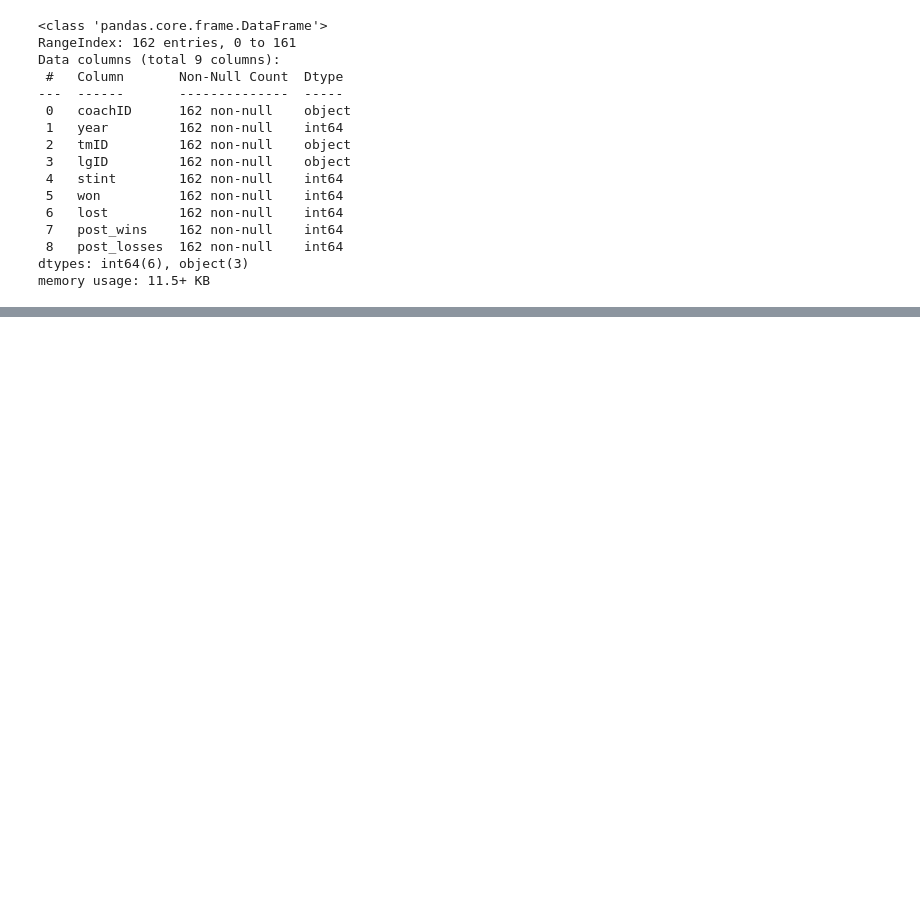
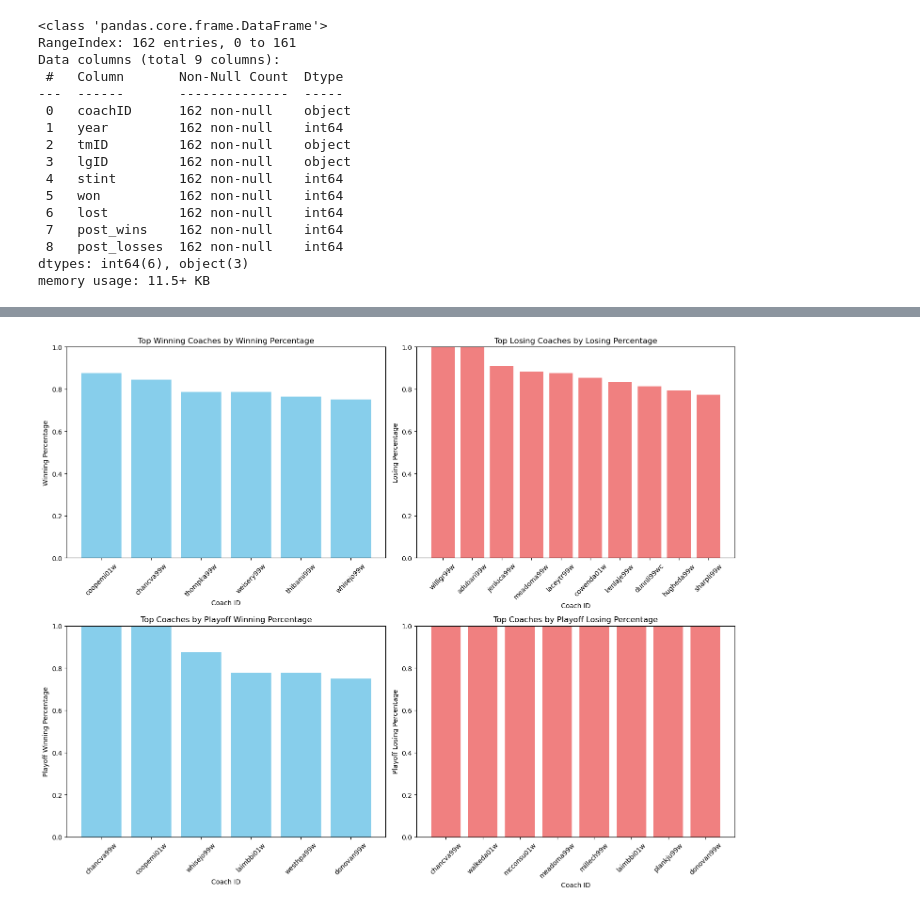
Before and after one commit to DiogoSilva11/AC_proj, a Jupyter notebook: src/coaches.ipynb, the cells around one changed output, grey strips where cells are left out. Cells and saved outputs as stored; diff of their text form; code cells hidden in the pictures; blank space fills up the shorter version.

Commit message:
coaches analysis

```diff
--- a/src/coaches.ipynb
+++ b/src/coaches.ipynb
@@ -71,0 +104,9 @@ memory usage: 11.5+ KB
+# %%
+# TOTAL GAMES COACHED
+coaches_data['total_games_played'] = coaches_data['won'] + coaches_data['lost']
+coaches_by_total_games = coaches_data[['coachID', 'total_games_played']].drop_duplicates().sort_values(by='total_games_played', ascending=False)
+
+print("\nCoaches with the Most Games Coached:")
+print(coaches_by_total_games.head(10))
+print("\nCoaches with the Least Games Coached:")
+print(coaches_by_total_games.tail(10))
@@ -71,0 +131,9 @@ memory usage: 11.5+ KB
+# %%
+# TOTAL PLAYOFF GAMES COACHED
+coaches_data['total_playoff_games_played'] = coaches_data['post_wins'] + coaches_data['post_losses']
+coaches_by_total_playoff_games = coaches_data[['coachID', 'total_playoff_games_played']].drop_duplicates().sort_values(by='total_playoff_games_played', ascending=False)
+
+print("\nCoaches with the Most Games Coached:")
+print(coaches_by_total_playoff_games.head(10))
+print("\nCoaches with the Least Games Coached:")
+print(coaches_by_total_playoff_games.tail(10))
@@ -71,0 +158,47 @@ memory usage: 11.5+ KB
+# %%
+coaches_data['winning_percentage'] = coaches_data['won'] / coaches_data['total_games_played']
+top_winning_percentage_coaches = coaches_data.sort_values(by='winning_percentage', ascending=False).head(10)
+
+coaches_data['losing_percentage'] = coaches_data['lost'] / coaches_data['total_games_played']
+top_losing_percentage_coaches = coaches_data.sort_values(by='losing_percentage', ascending=False).head(10)
+
+coaches_data['playoff_winning_percentage'] = coaches_data['post_wins'] / coaches_data['total_playoff_games_played']
+top_playoff_winning_percentage_coaches = coaches_data.sort_values(by='playoff_winning_percentage', ascending=False).head(10)
+
+coaches_data['playoff_losing_percentage'] = coaches_data['post_losses'] / coaches_data['total_playoff_games_played']
+top_playoff_losing_percentage_coaches = coaches_data.sort_values(by='playoff_losing_percentage', ascending=False).head(10)
+
+fig, axes = plt.subplots(2, 2, figsize=(15, 12))
+
+axes[0, 0].bar(top_winning_percentage_coaches['coachID'], top_winning_percentage_coaches['winning_percentage'], color='skyblue')
+axes[0, 0].set_title('Top Winning Coaches by Winning Percentage')
+axes[0, 0].set_xlabel('Coach ID')
+axes[0, 0].set_ylabel('Winning Percentage')
+axes[0, 0].tick_params(axis='x', rotation=45)
+axes[0, 0].set_ylim(0, 1)
+
+axes[0, 1].bar(top_losing_percentage_coaches['coachID'], top_losing_percentage_coaches['losing_percentage'], color='lightcoral')
+axes[0, 1].set_title('Top Losing Coaches by Losing Percentage')
+axes[0, 1].set_xlabel('Coach ID')
+axes[0, 1].set_ylabel('Losing Percentage')
+axes[0, 1].tick_params(axis='x', rotation=45)
+axes[0, 1].set_ylim(0, 1)
+
+axes[1, 0].bar(top_playoff_winning_percentage_coaches['coachID'], top_playoff_winning_percentage_coaches['playoff_winning_percentage'], color='skyblue')
+axes[1, 0].set_title('Top Coaches by Playoff Winning Percentage')
+axes[1, 0].set_xlabel('Coach ID')
+axes[1, 0].set_ylabel('Playoff Winning Percentage')
+axes[1, 0].tick_params(axis='x', rotation=45)
+axes[1, 0].set_ylim(0, 1)
+
+axes[1, 1].bar(top_playoff_losing_percentage_coaches['coachID'], top_playoff_losing_percentage_coaches['playoff_losing_percentage'], color='lightcoral')
+axes[1, 1].set_title('Top Coaches by Playoff Losing Percentage')
+axes[1, 1].set_xlabel('Coach ID')
+axes[1, 1].set_ylabel('Playoff Losing Percentage')
+axes[1, 1].tick_params(axis='x', rotation=45)
+axes[1, 1].set_ylim(0, 1)
+
+plt.tight_layout()
+plt.show()
+# %% [output]
+[figure, added]
```
Also changed, not shown: parts of 5 cells of this notebook.
